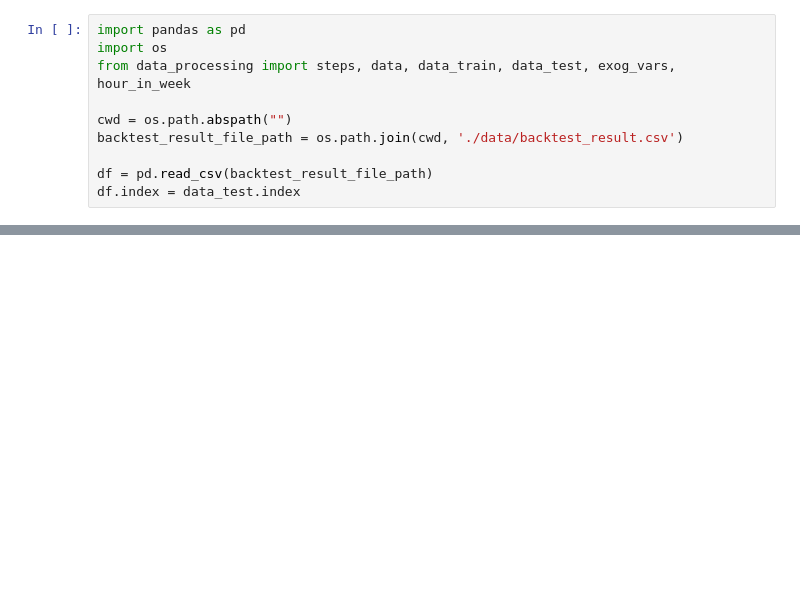
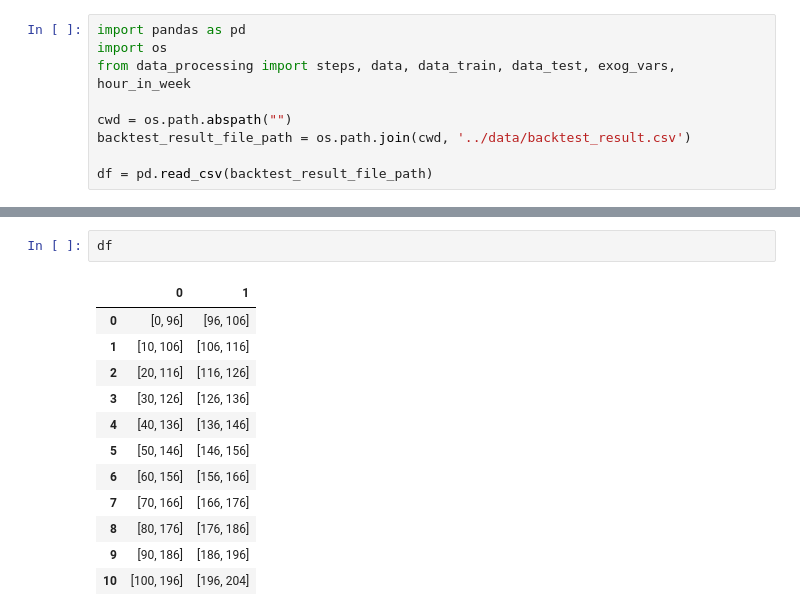
Before and after one commit to Tommy-Gozali/demand-forecast, a Jupyter notebook: src/test.ipynb, the cells around one changed output, grey strips where cells are left out. Drawn from its saved outputs; the diff is of its cells as text; blank space fills up the shorter version.

```diff
--- a/src/test.ipynb
+++ b/src/test.ipynb
@@ -4,7 +116,6 @@ import os
 from data_processing import steps, data, data_train, data_test, exog_vars, hour_in_week
 
 cwd = os.path.abspath("")
-backtest_result_file_path = os.path.join(cwd, './data/backtest_result.csv')
+backtest_result_file_path = os.path.join(cwd, '../data/backtest_result.csv')
 
 df = pd.read_csv(backtest_result_file_path)
-df.index = data_test.index
@@ -37,0 +389,15 @@ backtesting_folds_list = bf.get_backtesting_folds(backtest_indexes = backtest_in
+# %%
+df
+# %% [output]
+|  | 0 | 1 |
+| 0 | [0, 96] | [96, 106] |
+| 1 | [10, 106] | [106, 116] |
+| 2 | [20, 116] | [116, 126] |
+| 3 | [30, 126] | [126, 136] |
+| 4 | [40, 136] | [136, 146] |
+| 5 | [50, 146] | [146, 156] |
+| 6 | [60, 156] | [156, 166] |
+| 7 | [70, 166] | [166, 176] |
+| 8 | [80, 176] | [176, 186] |
+| 9 | [90, 186] | [186, 196] |
+| 10 | [100, 196] | [196, 204] |
```
Also changed, not shown: parts of 30 cells of this notebook, 4 other files.
